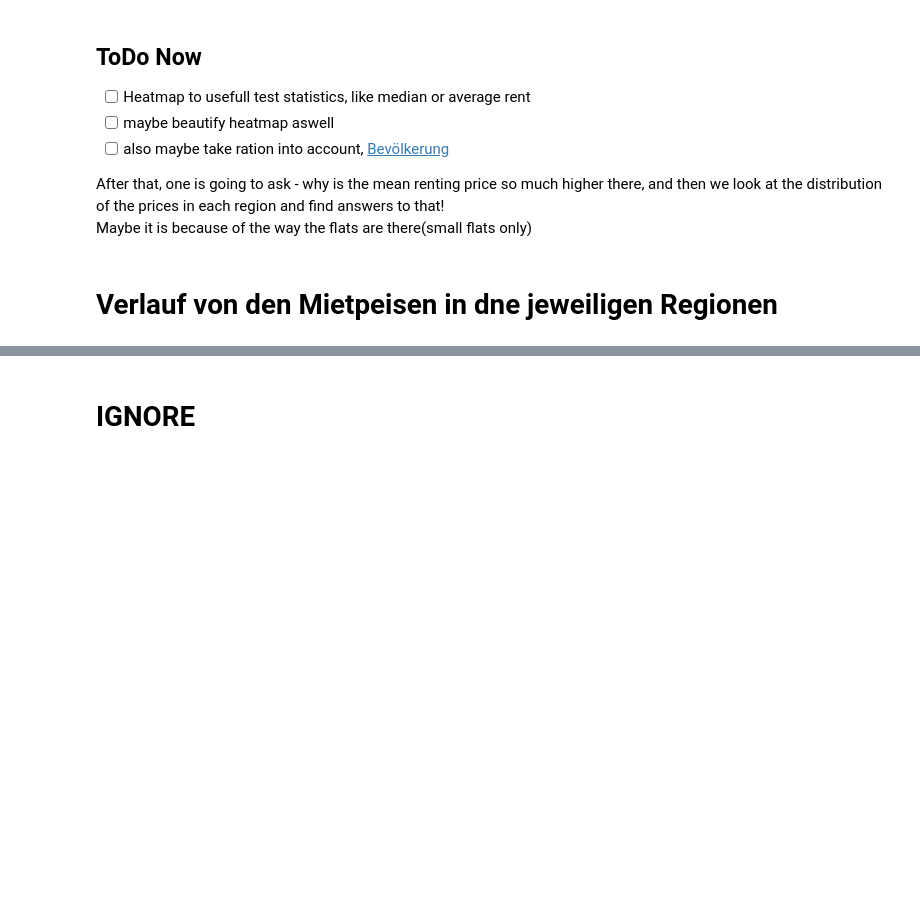
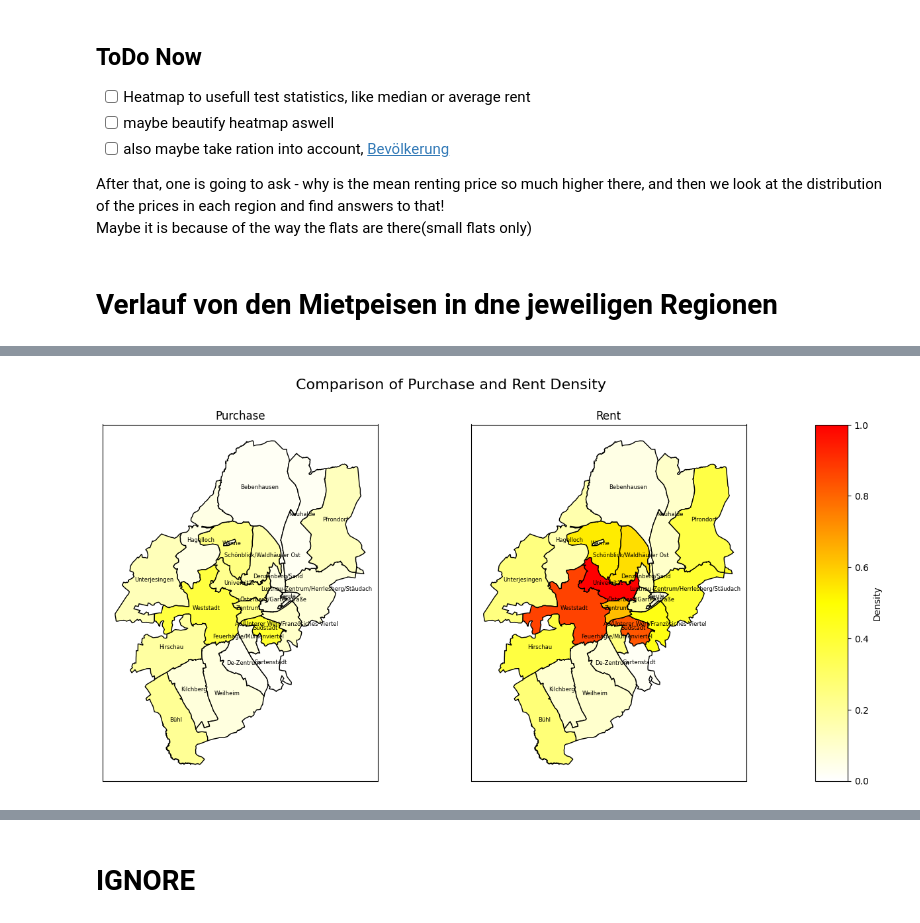
Before and after one commit to okihnjo/DataLiteracy, a Jupyter notebook: notebooks/analysis.ipynb, the cells around one changed output, grey strips where cells are left out. Drawn from its saved outputs; the diff is of its cells as text; code cells hidden in the pictures; blank space fills up the shorter version.

Commit message:
new heatmap for purchase and rent, also sns plot

```diff
--- a/notebooks/analysis.ipynb
+++ b/notebooks/analysis.ipynb
@@ -34,3 +34,5 @@ Length: 87, dtype: int64
 # %%
 # include year column
 df['year'] = df['startdate'].str[:4]
+# %%
+df["month"] = pd.DatetimeIndex(df['startdate']).month
@@ -541,0 +585,3 @@ Maybe it is because of the way the flats are there(small flats only)
+# %%
+df_kauf = df_w_loc[df_w_loc["nachfrageart"] == "kauf"].groupby(["oadr_u2"]).size().reset_index(name='count_kauf')
+df_miete = df_w_loc[df_w_loc["nachfrageart"] == "miete"].groupby(["oadr_u2"]).size().reset_index(name='count_miete')
@@ -541,0 +608,7 @@ Maybe it is because of the way the flats are there(small flats only)
+# %%
+tuebingen_gdf = tuebingen_gdf.join(df_kauf.set_index("oadr_u2"), on="region")
+tuebingen_gdf = tuebingen_gdf.join(df_miete.set_index("oadr_u2"), on="region")
+# %%
+# normalize
+tuebingen_gdf["count_miete_normalized"] = tuebingen_gdf["count_miete"] / tuebingen_gdf["count_miete"].max()
+tuebingen_gdf["count_kauf_normalized"] = tuebingen_gdf["count_kauf"] / tuebingen_gdf["count_miete"].max()
@@ -541,0 +635,40 @@ Maybe it is because of the way the flats are there(small flats only)
+# %%
+# https://stackoverflow.com/questions/44707213/generating-multiple-heatmaps-with-the-same-gradient
+
+# Plot the GeoDataFrame with a heatmap based on density values using the custom colormap
+cmap_white_yellow_red = LinearSegmentedColormap.from_list('white_yellow_red', colors, N=256)
+
+fig, axs = plt.subplots(1, 3, figsize=(15, 7), gridspec_kw={'width_ratios': [10, 10, 1]})
+
+# Plot the GeoDataFrame with heatmaps based on density values using the custom colormap
+for ax, density_column, title in zip(axs[:-1], ["count_kauf_normalized", "count_miete_normalized"], ["Purchase", "Rent"]):
+    tuebingen_gdf.plot(ax=ax, cmap=cmap_white_yellow_red, edgecolor='black', column=density_column, legend=False, vmin=0, vmax=1) # vmin und vmax machen magic, check nach ob stimmt
+    ax.set_title(title)
+    ax.set_xticks([])  # Remove x-axis ticks
+    ax.set_yticks([])
+
+# Add labels and legend
+cax = axs[-1]
+sm = plt.cm.ScalarMappable(cmap=cmap_white_yellow_red)
+sm.set_array([])  # You need to set an array even if empty
+cbar = plt.colorbar(sm, cax=cax)
+cbar.set_label('Density')
+
+for ax, density_column in zip(axs[:-1], ["count_kauf_normalized", "count_miete_normalized"]):
+    for idx, row in tuebingen_gdf.iterrows():
+        ax.annotate(row["region"], xy=row["geometry"].centroid.coords[0], ha='center', fontsize=6, color='black')
+
+# Set overall title
+fig.suptitle('Comparison of Purchase and Rent Density', fontsize=16)
+
+# Adjust layout to prevent clipping of titles
+
+
+# Show th
+
+
+
+# Show the plot
+plt.show()
+# %% [output]
+[figure, added]
```
Also changed, not shown: parts of 17 cells of this notebook, 1 other file.
